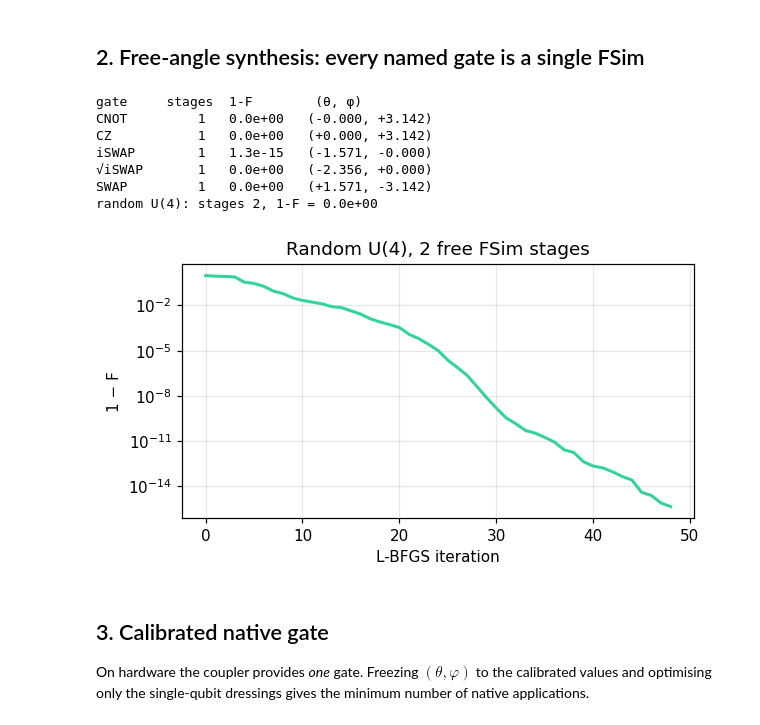
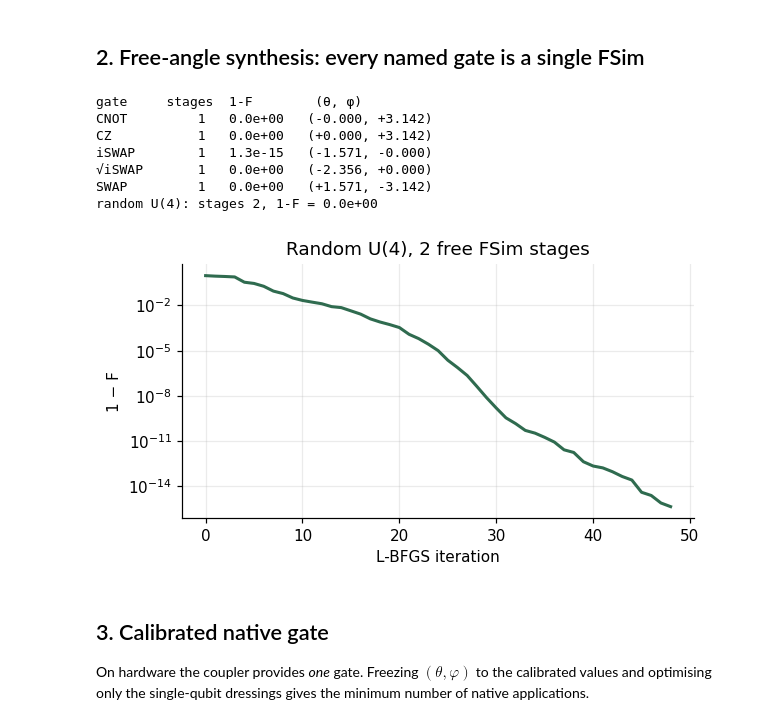
Before and after one commit to Jaspersands/cirq-fsim-compiler, a Jupyter notebook: notebooks/03_sycamore_riemannian_fsim_compiler.ipynb, the cells around one changed output. Drawn from its saved outputs; the diff is of its cells as text; code cells hidden in the pictures.

```diff
--- a/notebooks/03_sycamore_riemannian_fsim_compiler.ipynb
+++ b/notebooks/03_sycamore_riemannian_fsim_compiler.ipynb
@@ -21,7 +21,7 @@ from cirq_fsim_compiler import (
     decompose_fredkin_to_sycamore, decompose_qft3_to_sycamore, qft_unitary,
     export_to_openqasm3, parse_openqasm3, __version__,
 )
-plt.rcParams.update({"figure.dpi": 100, "axes.grid": True, "grid.alpha": 0.3})
+plt.rcParams.update({"figure.dpi": 100, "axes.grid": True, "grid.alpha": 0.25, "axes.spines.top": False, "axes.spines.right": False})
 print("cirq_fsim_compiler", __version__, "| cirq", cirq.__version__)
 fid = lambda u, v: abs(np.trace(u.conj().T @ v))**2 / u.shape[0]**2
 # %% [output]
@@ -44,25 +44,25 @@ matches cirq.FSimGate: True
 # %%
 synth = DifferentiableFSimSynthesizer(target_infidelity=1e-9, seed=1)
 gates = {"CNOT": cirq.CNOT, "CZ": cirq.CZ, "iSWAP": cirq.ISWAP, "√iSWAP": cirq.SQRT_ISWAP, "SWAP": cirq.SWAP}
 print(f"{'gate':8s} stages  1-F        (θ, φ)")
 for name, g in gates.items():
     r = synth.decompose(cirq.unitary(g), n_restarts=4)
     print(f"{name:8s} {r.n_stages:5d}   {r.infidelity:.1e}   " + ", ".join(f"({t:+.3f}, {p:+.3f})" for t, p in r.fsim_angles))
 r = synth.decompose(haar_random_unitary(4, seed=7), n_restarts=6, max_iter=400)
 print(f"random U(4): stages {r.n_stages}, 1-F = {r.infidelity:.1e}")
 
 fig, ax = plt.subplots(figsize=(6, 3))
-ax.semilogy(np.maximum(r.loss_history, 1e-16), lw=2, color="#34d399"); ax.set_xlabel("L-BFGS iteration"); ax.set_ylabel("1 − F"); ax.set_title("Random U(4), 2 free FSim stages")
+ax.semilogy(np.maximum(r.loss_history, 1e-16), lw=2, color="#2f6b4f"); ax.set_xlabel("L-BFGS iteration"); ax.set_ylabel("1 − F"); ax.set_title("Random U(4), 2 free FSim stages")
 plt.show()
 # %% [output]
 gate     stages  1-F        (θ, φ)
 CNOT         1   0.0e+00   (-0.000, +3.142)
 CZ           1   0.0e+00   (+0.000, +3.142)
 iSWAP        1   1.3e-15   (-1.571, -0.000)
 √iSWAP       1   0.0e+00   (-2.356, +0.000)
 SWAP         1   0.0e+00   (+1.571, -3.142)
 random U(4): stages 2, 1-F = 0.0e+00
-[figure, old version]
+[figure, new version]
 # %% [markdown]
 ## 3. Calibrated native gate
 
```
Also changed, not shown: parts of 11 cells of this notebook, 7 other files.
